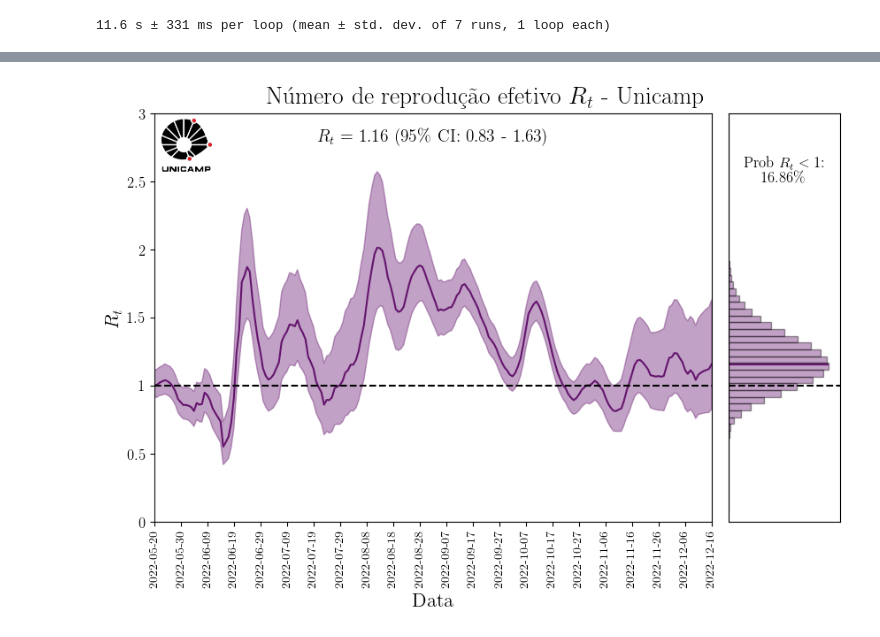
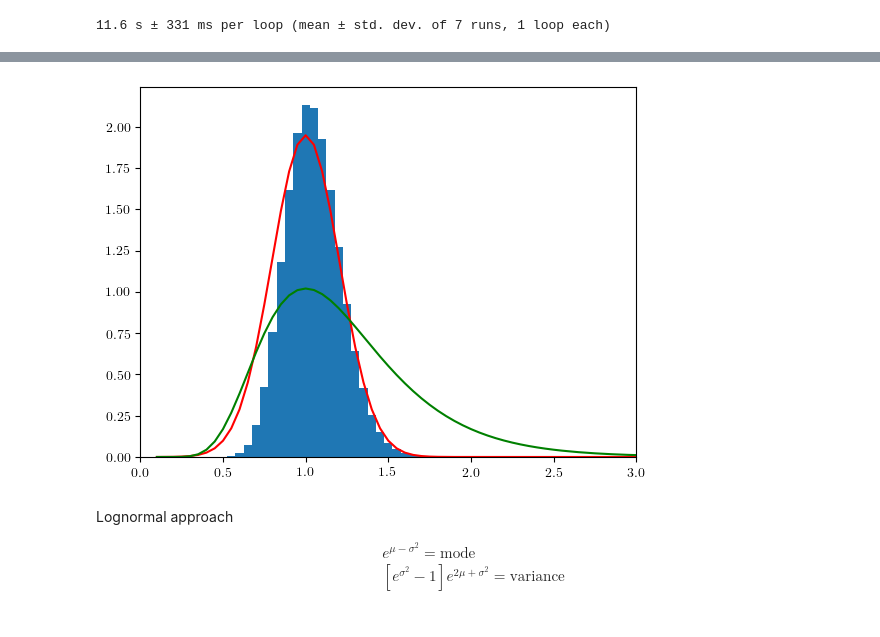
Before and after one commit to PedroHPCintra/COVID_Brasil, a Jupyter notebook: Unicamp/R0_estimation.ipynb, the cells around one changed output, grey strips where cells are left out. Saved outputs shown, nothing was run; the diff lists cells and outputs as text; code cells hidden in the pictures.

```diff
--- a/Unicamp/R0_estimation.ipynb
+++ b/Unicamp/R0_estimation.ipynb
@@ -207,6 +217,3 @@ len(y)
-# %%
-r = np.linspace(0.1, 10, 100)
-post = integral_w(r, y, 7, 370, 1000)
 # %%
 %%timeit
 post = integral_w(r, y, 7, 370, 100)
@@ -238,0 +257,16 @@ plt.show()
+# %%
+plt.bar(r, posts2[1,:], width = 0.05)
+plt.plot(r, st.norm.pdf(r, r[np.argmax(posts2[1])],
+                        sd), color = 'red')
+plt.plot(r, st.lognorm.pdf(r, s = sigma, scale = np.exp(mu)), color = 'green')
+plt.xlim(0, 3)
+plt.show()
+# %% [output]
+[figure, added]
+# %% [markdown]
+Lognormal approach
+
+\begin{align}
+    &e^{\mu - \sigma^2} = \mathrm{mode} \\
+    &\left[ e^{\sigma^2} - 1 \right] e^{2\mu + \sigma^2} = \mathrm{variance}
+\end{align}
@@ -276,39 +339,0 @@ im = mpimg.imread(r"UNICAMP_logo.png")
-# %%
-fig, ax = plt.subplots(1, 2, figsize = (10,6), gridspec_kw={"width_ratios": [5, 1], "wspace": 0.05})
-
-ax[0].plot([i for i in range(len(y)-100)], maximum,
-        color = sns.color_palette('inferno')[1])
-ax[0].fill_between([i for i in range(len(y)-100)], low_95ci, up_95ci,
-        color = sns.color_palette('inferno')[1], alpha = 0.4)
-ax[0].set_xlim(66,276)
-ax[0].set_ylim(0,3)
-ax[0].axhline(1, ls = '--', color = 'black')
-ax[0].text((ax[0].get_xlim()[1]+ax[0].get_xlim()[0])/2, 2.8,
-           r'$R_t$ = ' + f'{maximum[-1]:.2f} (95\% CI: {low_95ci[-1]:.2f} - {up_95ci[-1]:.2f})', fontsize = 14, ha = 'center')
-ax[0].set_yticks([0,0.5,1,1.5,2,2.5,3])
-ax[0].set_yticklabels([0,0.5,1,1.5,2,2.5,3], fontsize = 12)
-ax[0].set_xticks(np.arange(ax[0].get_xlim()[0], ax[0].get_xlim()[1]+1, 10))
-ax[0].set_xticklabels([dates[int(ax[0].get_xticks()[i])] for i in range(len(ax[0].get_xticks()))],
-                      rotation = 90)
-ax[0].set_ylabel(r'$R_t$', fontsize = 16)
-ax[0].set_xlabel('Data', fontsize = 16)
-
-ax[1].barh(r, posts2[-1,:], edgecolor = 'black', height = r[1]-r[0],
-          color = sns.color_palette('inferno')[1], alpha = 0.4)
-ax[1].set_ylim(0, 3)
-ax[1].set_yticks([])
-ax[1].set_xlim(0, 2)
-ax[1].set_xticks([])
-ax[1].hlines(maximum[-1], 0, np.max(posts2[-1,:]), color = sns.color_palette('inferno')[1])
-ax[1].axhline(1, ls = '--', color = 'black')
-ax[1].text(1, 2.5, r'Prob $R_t < 1$:' + '\n' + f'{100*prob_below_1:.2f}\%', fontsize = 12, ha = 'center')
-
-fig.text(0.5, 0.9, r'Número de reprodução efetivo $R_t$ - Unicamp', fontsize = 20, ha = 'center')
-
-newax = fig.add_axes([0.09,0.77,0.10,0.10], anchor='NE', zorder=1)
-newax.imshow(im)
-newax.axis('off')
-plt.savefig('Rt_calculus_unicamp.png', dpi = 300, bbox_inches = 'tight')
-plt.show()
-# %% [output]
-[figure, removed]
```
Also changed, not shown: parts of 40 cells of this notebook, 2 other files.
